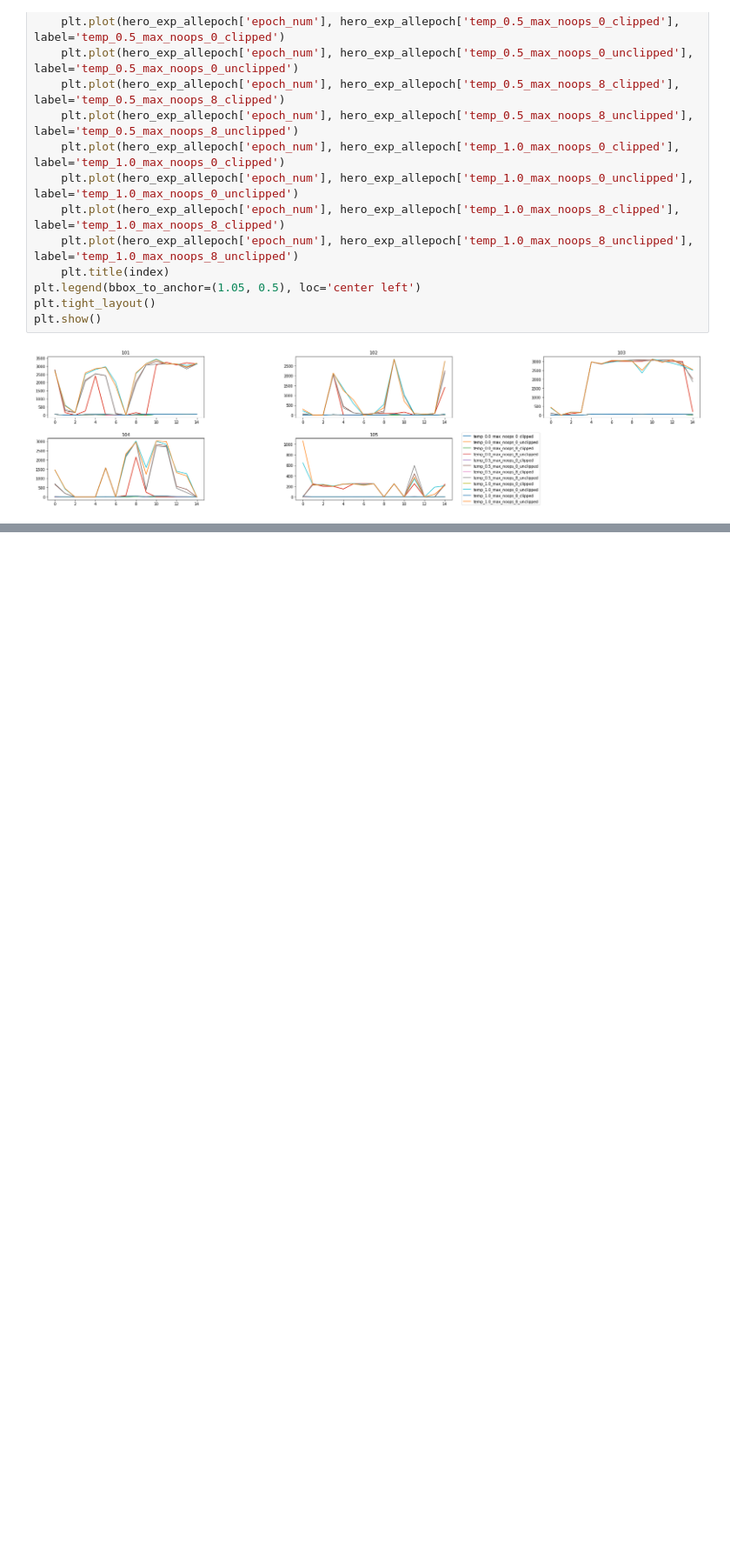
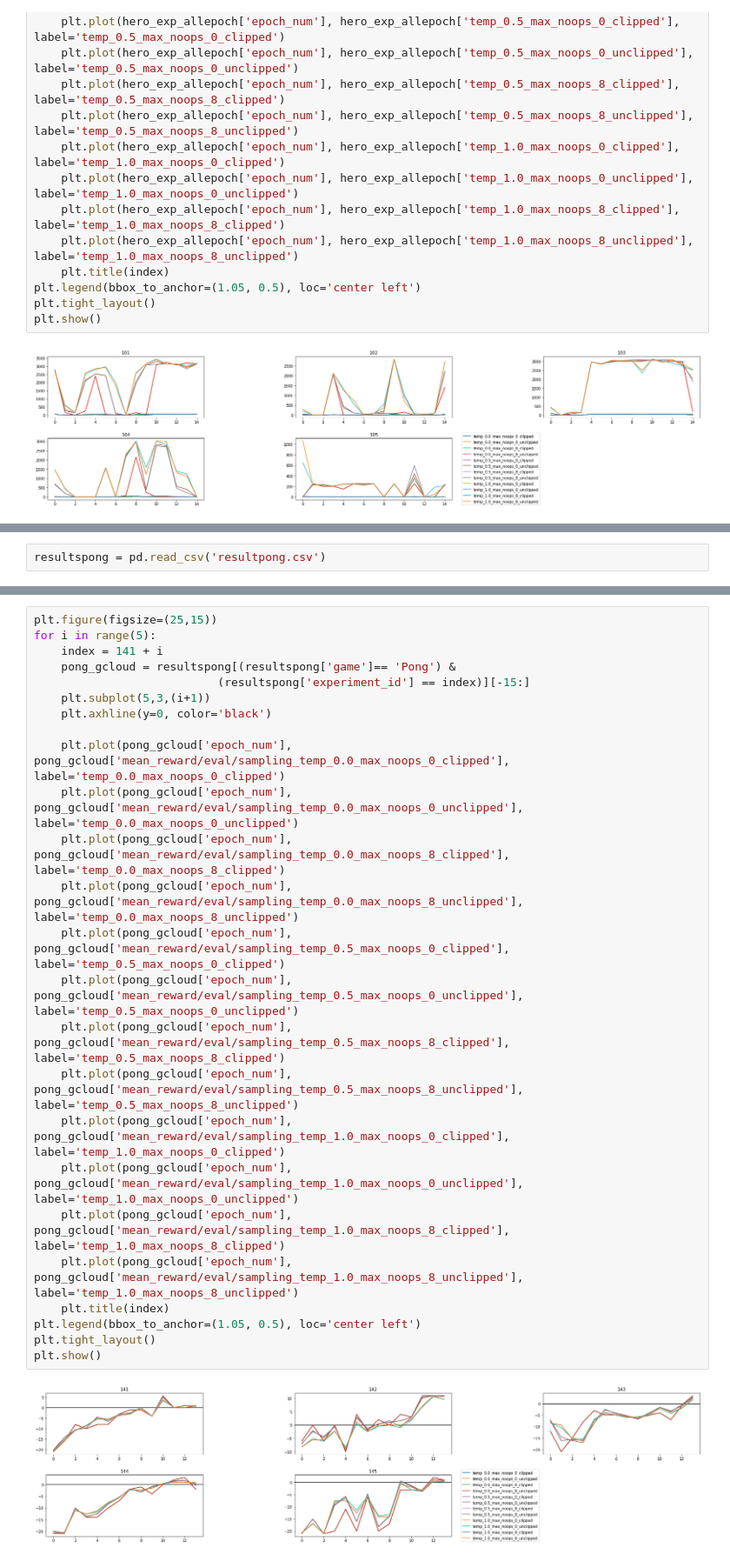
Before and after one commit to dakaun/worldmodel, a Jupyter notebook: tensor2tensor/tensor2tensor/rl/read_experiments/read_experiments.ipynb, the cells around one changed output, grey strips where cells are left out. Shown: that part at 87% size. Drawn from its saved outputs; the diff is of its cells as text; blank space fills up the shorter version.

Commit message:
add graphs from gcloud

```diff
--- a/tensor2tensor/tensor2tensor/rl/read_experiments/read_experiments.ipynb
+++ b/tensor2tensor/tensor2tensor/rl/read_experiments/read_experiments.ipynb
@@ -92,0 +99,2 @@ plt.show()
+# %%
+resultspong = pd.read_csv('resultpong.csv')
@@ -92,0 +129,27 @@ plt.show()
+# %%
+plt.figure(figsize=(25,15))
+for i in range(5):
+    index = 141 + i
+    pong_gcloud = resultspong[(resultspong['game']== 'Pong') &
+                           (resultspong['experiment_id'] == index)][-15:]
+    plt.subplot(5,3,(i+1))
+    plt.axhline(y=0, color='black')
+
+    plt.plot(pong_gcloud['epoch_num'], pong_gcloud['mean_reward/eval/sampling_temp_0.0_max_noops_0_clipped'], label='temp_0.0_max_noops_0_clipped')
+    plt.plot(pong_gcloud['epoch_num'], pong_gcloud['mean_reward/eval/sampling_temp_0.0_max_noops_0_unclipped'], label='temp_0.0_max_noops_0_unclipped')
+    plt.plot(pong_gcloud['epoch_num'], pong_gcloud['mean_reward/eval/sampling_temp_0.0_max_noops_8_clipped'], label='temp_0.0_max_noops_8_clipped')
+    plt.plot(pong_gcloud['epoch_num'], pong_gcloud['mean_reward/eval/sampling_temp_0.0_max_noops_8_unclipped'], label='temp_0.0_max_noops_8_unclipped')
+    plt.plot(pong_gcloud['epoch_num'], pong_gcloud['mean_reward/eval/sampling_temp_0.5_max_noops_0_clipped'], label='temp_0.5_max_noops_0_clipped')
+    plt.plot(pong_gcloud['epoch_num'], pong_gcloud['mean_reward/eval/sampling_temp_0.5_max_noops_0_unclipped'], label='temp_0.5_max_noops_0_unclipped')
+    plt.plot(pong_gcloud['epoch_num'], pong_gcloud['mean_reward/eval/sampling_temp_0.5_max_noops_8_clipped'], label='temp_0.5_max_noops_8_clipped')
+    plt.plot(pong_gcloud['epoch_num'], pong_gcloud['mean_reward/eval/sampling_temp_0.5_max_noops_8_unclipped'], label='temp_0.5_max_noops_8_unclipped')
+    plt.plot(pong_gcloud['epoch_num'], pong_gcloud['mean_reward/eval/sampling_temp_1.0_max_noops_0_clipped'], label='temp_1.0_max_noops_0_clipped')
+    plt.plot(pong_gcloud['epoch_num'], pong_gcloud['mean_reward/eval/sampling_temp_1.0_max_noops_0_unclipped'], label='temp_1.0_max_noops_0_unclipped')
+    plt.plot(pong_gcloud['epoch_num'], pong_gcloud['mean_reward/eval/sampling_temp_1.0_max_noops_8_clipped'], label='temp_1.0_max_noops_8_clipped')
+    plt.plot(pong_gcloud['epoch_num'], pong_gcloud['mean_reward/eval/sampling_temp_1.0_max_noops_8_unclipped'], label='temp_1.0_max_noops_8_unclipped')
+    plt.title(index)
+plt.legend(bbox_to_anchor=(1.05, 0.5), loc='center left')
+plt.tight_layout()
+plt.show()
+# %% [output]
+[figure, added]
```
Also changed, not shown: parts of 27 cells of this notebook.
